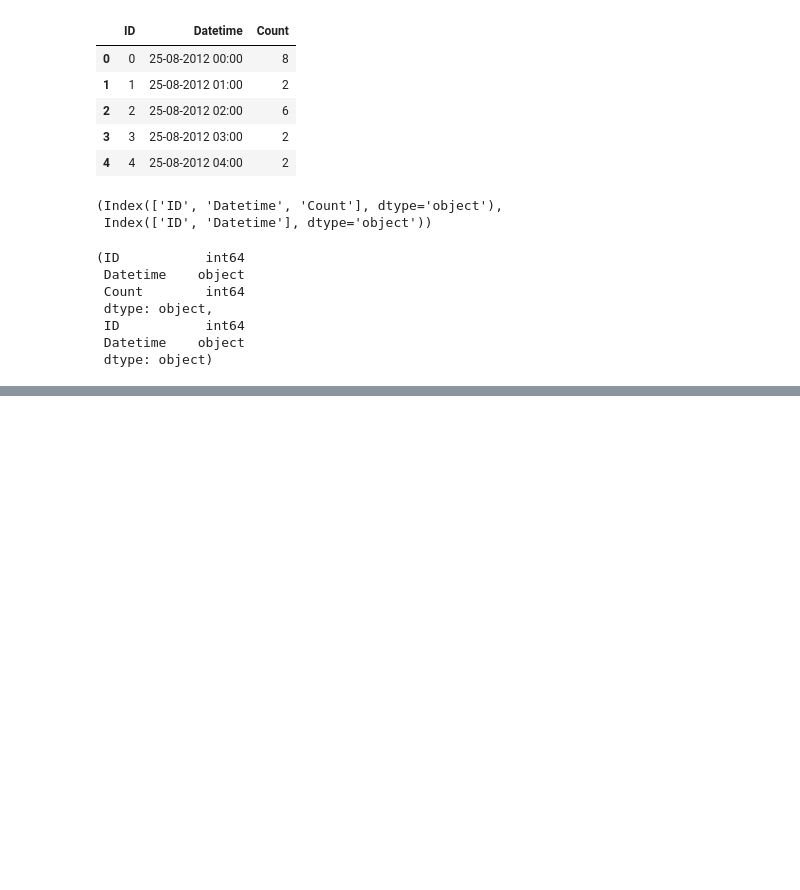
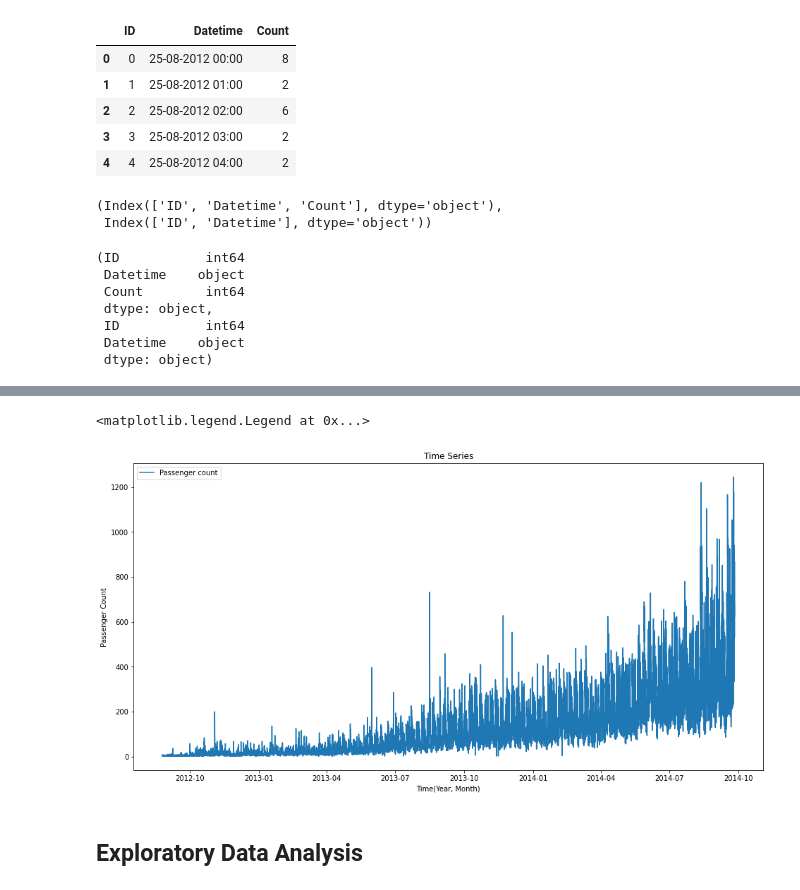
Before and after one commit to basel-ay/Transportation-Forecasting, a Jupyter notebook: Time_Series_Analysis_on_Transportation.ipynb, the cells around one changed output, grey strips where cells are left out. Drawn from its saved outputs; the diff is of its cells as text; code cells hidden in the pictures; blank space fills up the shorter version.

```diff
--- a/Time_Series_Analysis_on_Transportation.ipynb
+++ b/Time_Series_Analysis_on_Transportation.ipynb
@@ -38,3 +38,8 @@ train.dtypes, test.dtypes
  ID           int64
  Datetime    object
  dtype: object)
+# %%
+train['Datetime'] = pd.to_datetime(train.Datetime, format = '%d-%m-%Y %H:%M')
+test['Datetime'] = pd.to_datetime(test.Datetime, format = '%d-%m-%Y %H:%M')
+test_org['Datetime'] = pd.to_datetime(test_org.Datetime,format='%d-%m-%Y %H:%M')
+train_org['Datetime'] = pd.to_datetime(train_org.Datetime,format='%d-%m-%Y %H:%M')
@@ -40,0 +77,2 @@ train.dtypes, test.dtypes
+# %%
+train['day of the week'] = train.Datetime.dt.dayofweek
@@ -40,0 +90,24 @@ train.dtypes, test.dtypes
+# %%
+def applyer(row):
+    if row.dayofweek == 5 or row.dayofweek == 6:
+        return 1
+    else:
+        return 0
+
+temp2 = train.Datetime.apply(applyer)
+train['weekend'] = temp2
+# %%
+train.index = train['Datetime']
+df = train.drop('ID', 1)
+ts = df['Count']
+plt.figure(figsize=(16, 8))
+plt.plot(ts, label='Passenger count')
+plt.title('Time Series')
+plt.xlabel('Time(Year, Month)')
+plt.ylabel("Passenger Count")
+plt.legend(loc='best')
+# %% [output]
+<matplotlib.legend.Legend at 0x...>
+[figure, added]
+# %% [markdown]
+## Exploratory Data Analysis
```
Also changed, not shown: parts of 6 cells of this notebook.
